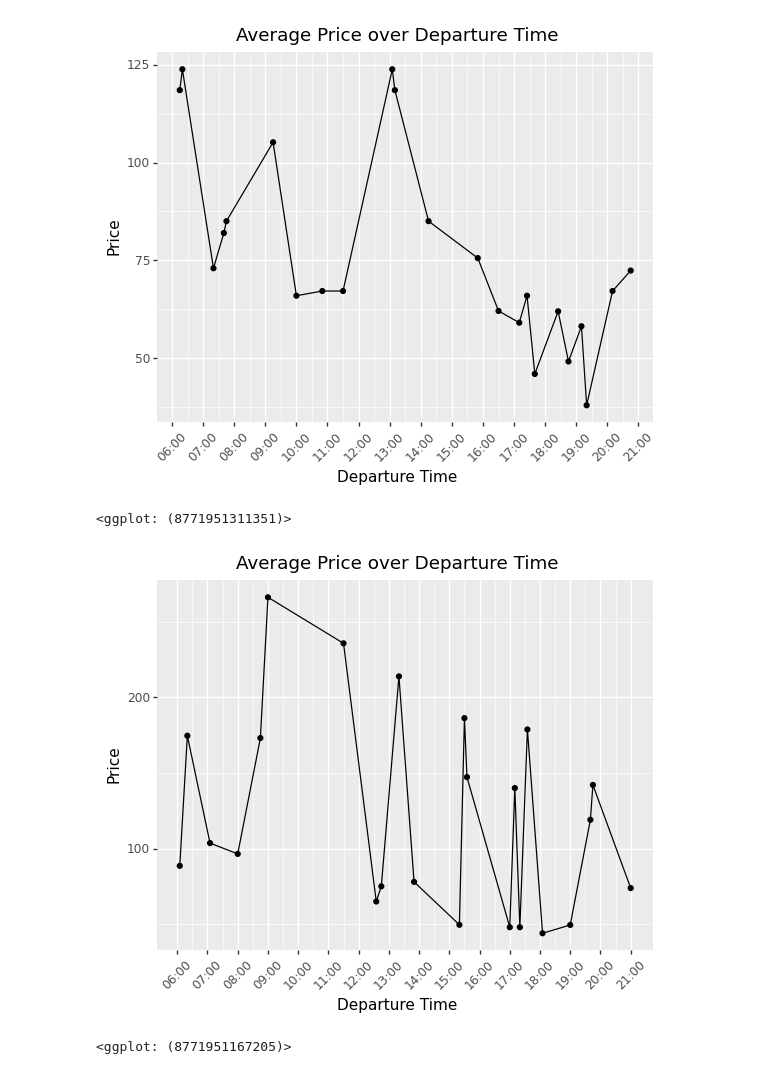
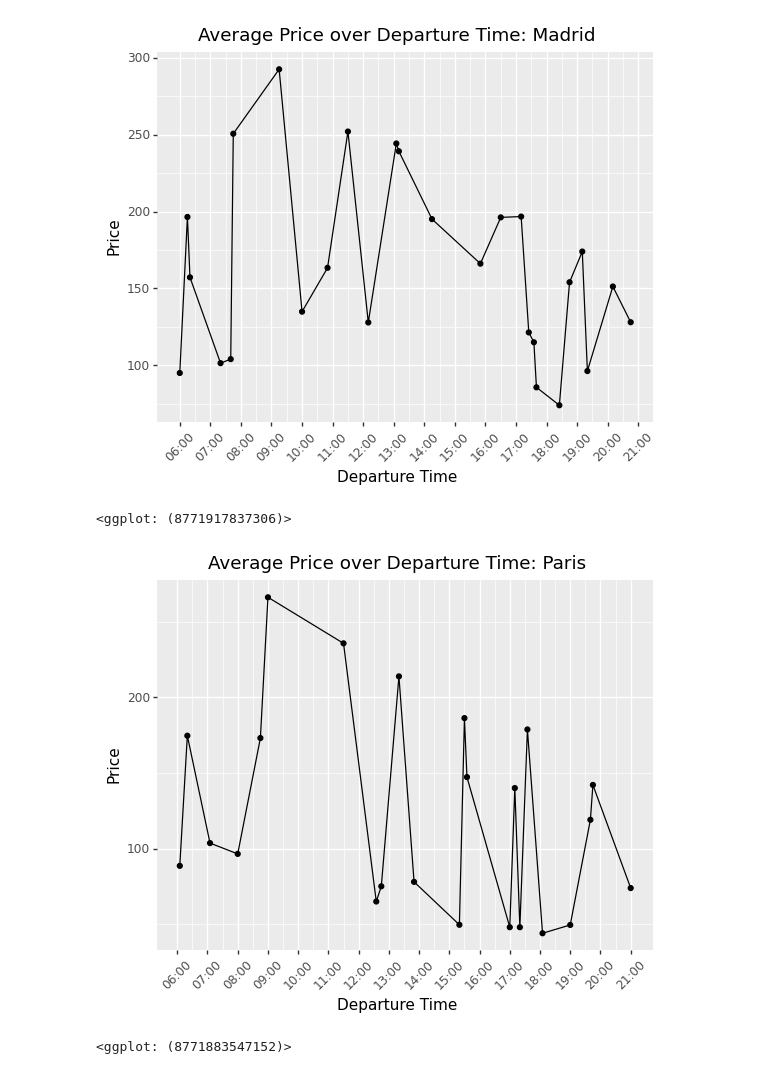
Before and after one commit to Sevnhutsjr/LSE-DS105-Wandermetrics, a Jupyter notebook: Visualisations/flight_time_analysis.ipynb, the cells around one changed output. Drawn from its saved outputs; the diff is of its cells as text; code cells hidden in the pictures.

```diff
--- a/Visualisations/flight_time_analysis.ipynb
+++ b/Visualisations/flight_time_analysis.ipynb
@@ -7,7 +7,7 @@ import numpy as np
 from mizani.breaks import date_breaks
 from mizani.formatters import date_format
 # %%
-def flight_time_plot(df):
+def flight_time_plot(df, city):
 
     #Extract relevant columns: Departure Date/Time and Price
     df_time_and_flight = df[['depFlight_departure', 'price_amount']].copy()
@@ -22,7 +22,7 @@ def flight_time_plot(df):
     return(ggplot(df_median, aes(x='departure_time', y='price_amount')) + geom_point() + \
               geom_line() + \
               theme(axis_text_x=element_text(angle=90)) + \
-              labs(x="Departure Time", y="Price", title= "Average Price over Departure Time") + \
+              labs(x="Departure Time", y="Price", title= ("Average Price over Departure Time: " + city)) + \
               scale_x_datetime(labels=date_format("%H:%M"), breaks=date_breaks("1 hour")) + \
               theme(axis_text_x=element_text(angle=45)) + \
               labs(x="Departure Time", y="Price"))
@@ -55,13 +55,13 @@ flight_time_plot(df_lisbon)
 # %%
-df_madrid = pd.read_csv("../Data_API/dep_flights/depFlight_0320/madrid_0320.csv")
-flight_time_plot(df_madrid)
+df_madrid = pd.read_csv("../dep_flights/depFlights_0320/madrid_0320.csv")
+flight_time_plot(df_madrid, 'Madrid')
 # %% [output]
-[figure, old version]
+[figure, new version]
-<ggplot: (8771951311351)>
+<ggplot: (8771917837306)>
 # %%
-df_paris = pd.read_csv("../Data_API/dep_flights/depFlight_0320/paris_0320.csv")
-flight_time_plot(df_paris)
+df_paris = pd.read_csv("../dep_flights/depFlights_0320/paris_0320.csv")
+flight_time_plot(df_paris, 'Paris')
 # %% [output]
-[figure, old version]
+[figure, new version]
-<ggplot: (8771951167205)>
+<ggplot: (8771883547152)>
 # %%
```
Also changed, not shown: parts of 7 cells of this notebook, 1 other file.
